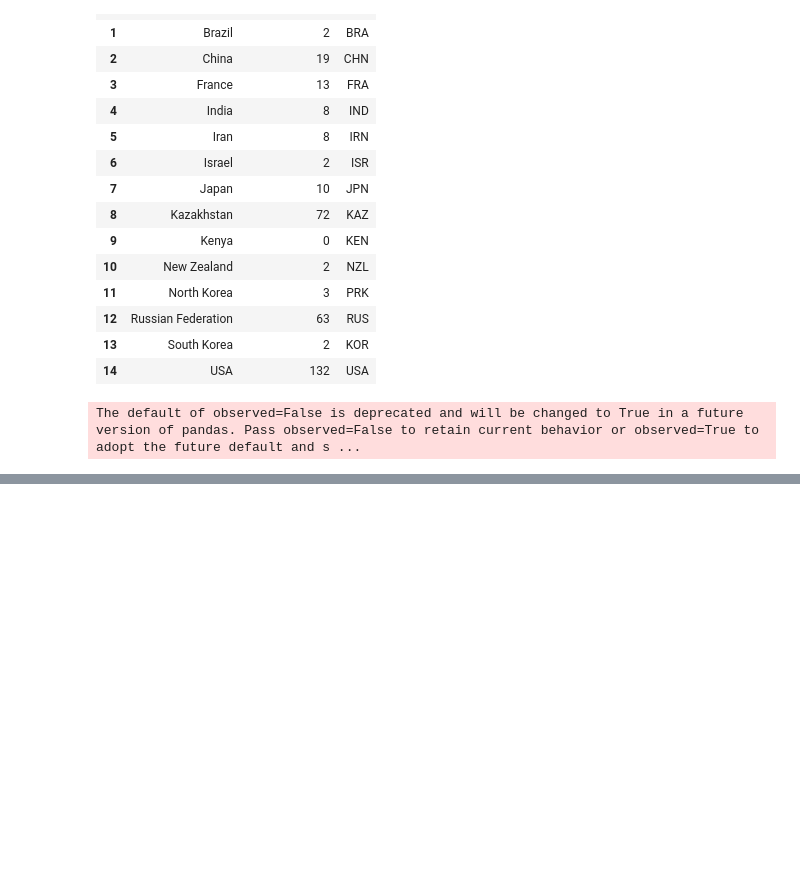
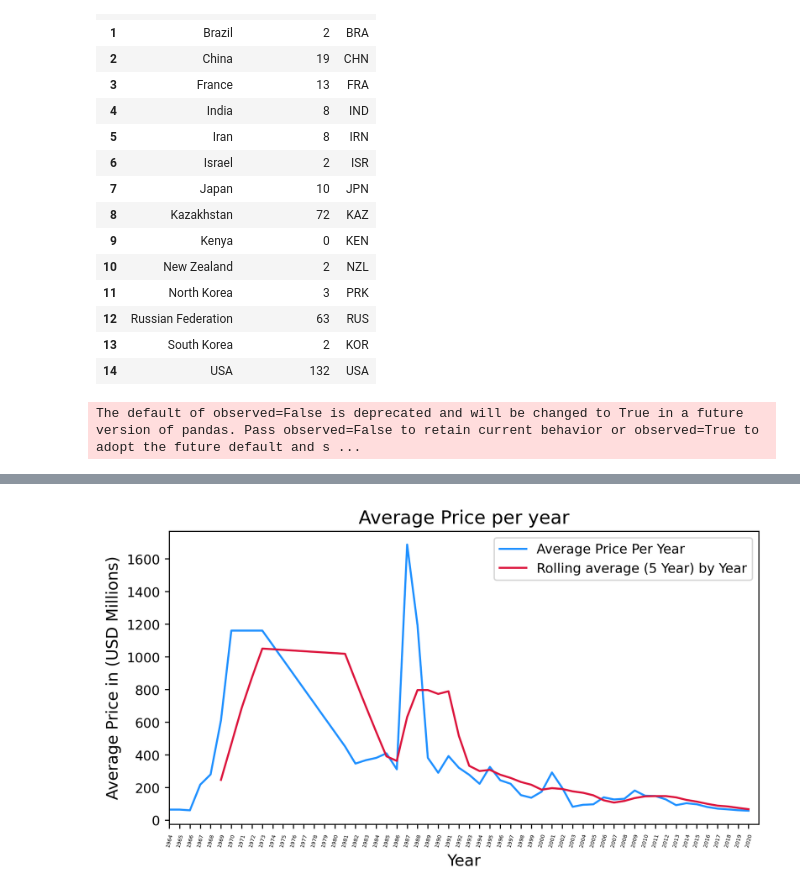
Before and after one commit to shubhenduanupamdutta/Portfolio_18_Analyse_Space_Race, a Jupyter notebook: Space_Race.ipynb, the cells around one changed output, grey strips where cells are left out. Cells and saved outputs as stored; diff of their text form; code cells hidden in the pictures; blank space fills up the shorter version.

```diff
--- a/Space_Race.ipynb
+++ b/Space_Race.ipynb
@@ -433,0 +694,4 @@ The default of observed=False is deprecated and will be changed to True in a fut
+# %%
+average_price_by_year = df_data.groupby('Year', observed=True, as_index=False).agg({'Price': pd.Series.mean})
+average_price_by_year = average_price_by_year.query("Year > 1957 and Year < 2021 and Price > 0")
+average_price_by_year
@@ -433,0 +716,14 @@ The default of observed=False is deprecated and will be changed to True in a fut
+# %%
+plt.figure(figsize=(8, 4), dpi=256)
+average_price_by_year["rolling_average"] = average_price_by_year["Price"].rolling(5).mean()
+plt.plot(average_price_by_year.Year, average_price_by_year["Price"], label="Average Price Per Year", c="dodgerblue")
+plt.plot(average_price_by_year.Year[5:], average_price_by_year.rolling_average[5:], color="crimson", label="Rolling average (5 Year) by Year")
+plt.xticks(np.arange(1964, 2021), rotation=75, fontsize=4)
+plt.xlabel("Year", fontsize=12)
+plt.ylabel("Average Price in (USD Millions)", fontsize=12)
+plt.xlim([1964, 2021])
+plt.title("Average Price per year", fontsize=14)
+plt.legend()
+plt.show()
+# %% [output]
+[figure, added]
```
Also changed, not shown: parts of 31 cells of this notebook.
